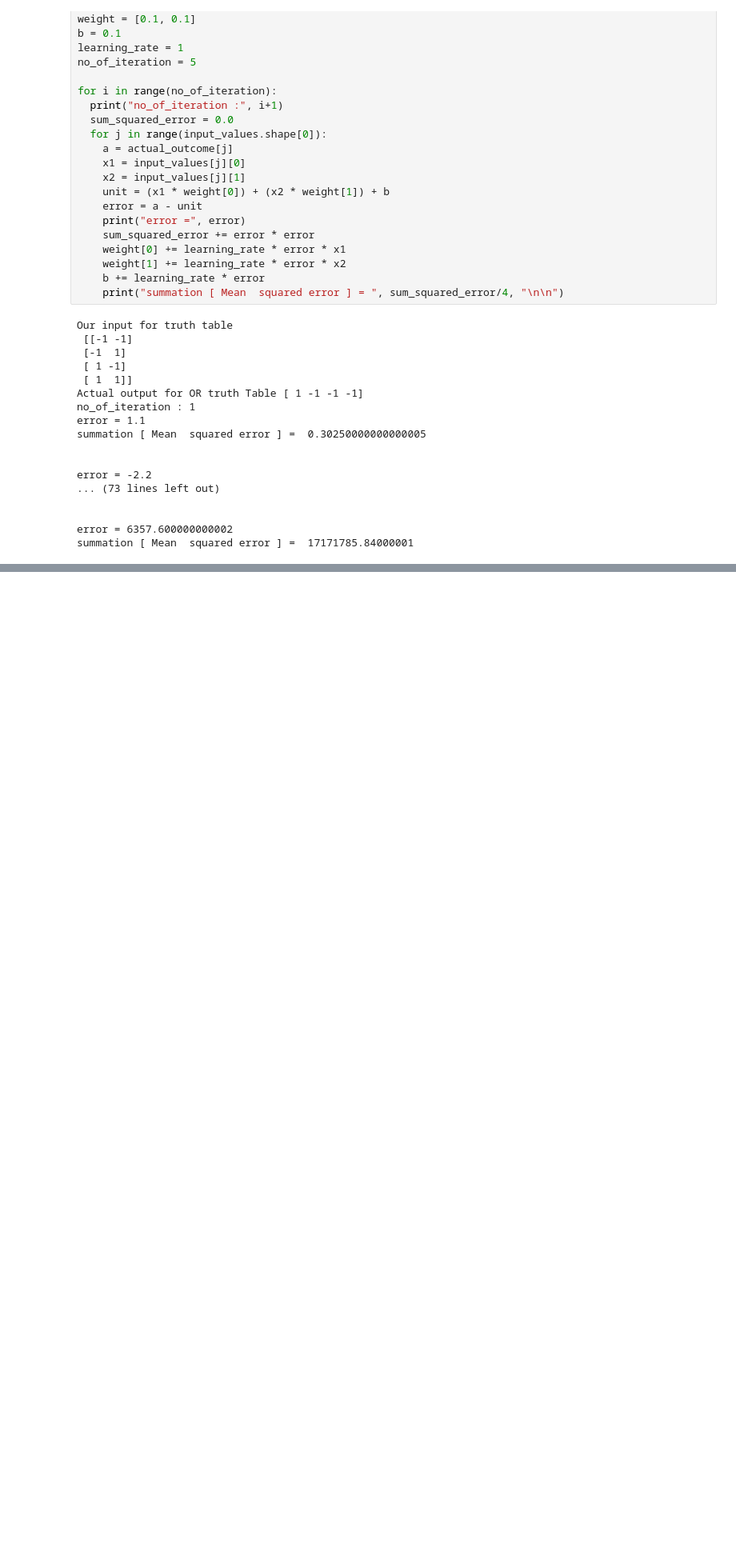
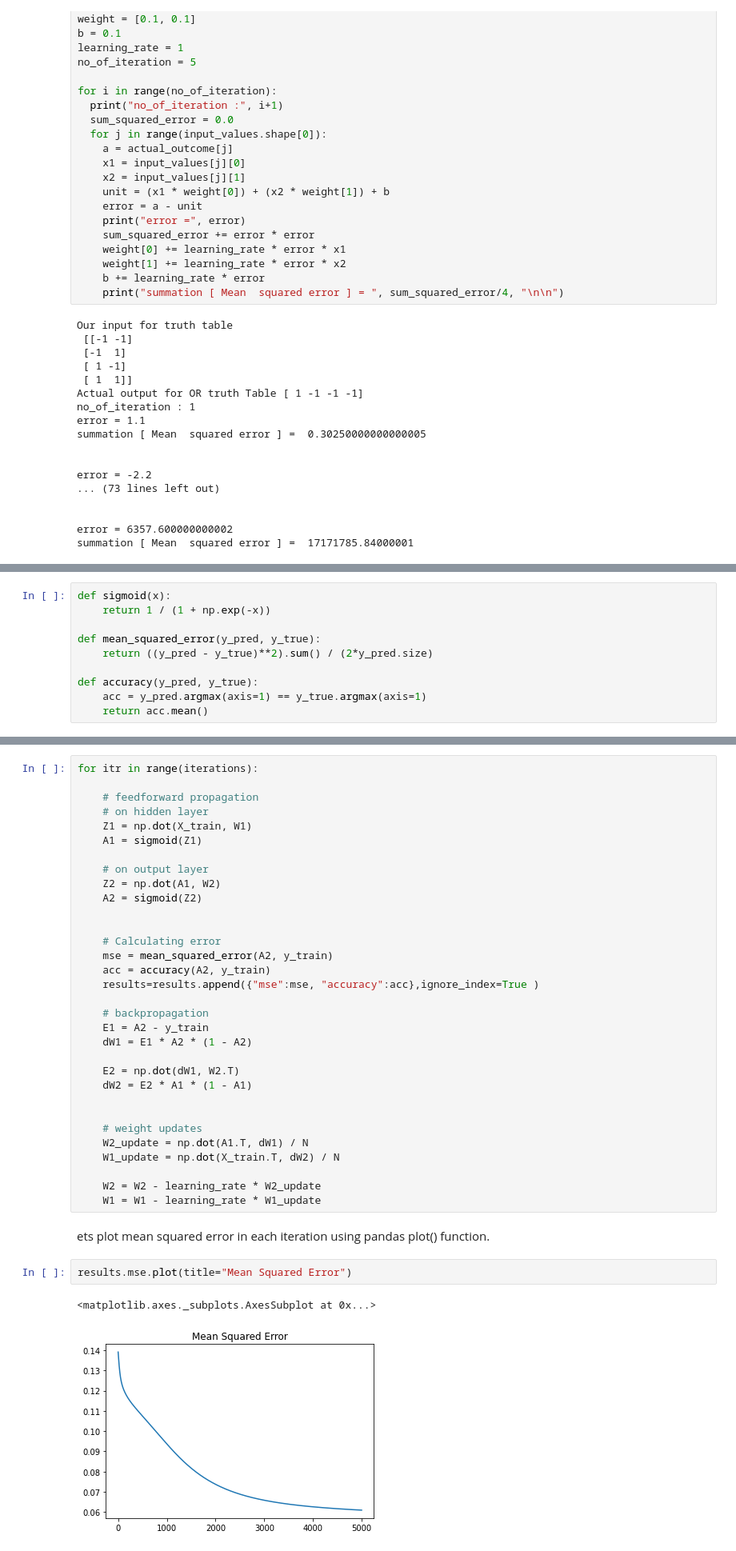
Before and after one commit to Logeshn009/nndl, a Jupyter notebook: 2147120_NNDL_Lab_Programs.ipynb, the cells around one changed output, grey strips where cells are left out. Shown: that part at 80% size. Drawn from its saved outputs; the diff is of its cells as text; blank space fills up the shorter version.

```diff
--- a/2147120_NNDL_Lab_Programs.ipynb
+++ b/2147120_NNDL_Lab_Programs.ipynb
@@ -753,0 +816,10 @@ summation [ Mean  squared error ] =  17171785.84000001
+# %%
+def sigmoid(x):
+    return 1 / (1 + np.exp(-x))
+
+def mean_squared_error(y_pred, y_true):
+    return ((y_pred - y_true)**2).sum() / (2*y_pred.size)
+
+def accuracy(y_pred, y_true):
+    acc = y_pred.argmax(axis=1) == y_true.argmax(axis=1)
+    return acc.mean()
@@ -753,0 +828,39 @@ summation [ Mean  squared error ] =  17171785.84000001
+# %%
+for itr in range(iterations):
+
+    # feedforward propagation
+    # on hidden layer
+    Z1 = np.dot(X_train, W1)
+    A1 = sigmoid(Z1)
+
+    # on output layer
+    Z2 = np.dot(A1, W2)
+    A2 = sigmoid(Z2)
+
+
+    # Calculating error
+    mse = mean_squared_error(A2, y_train)
+    acc = accuracy(A2, y_train)
+    results=results.append({"mse":mse, "accuracy":acc},ignore_index=True )
+
+    # backpropagation
+    E1 = A2 - y_train
+    dW1 = E1 * A2 * (1 - A2)
+
+    E2 = np.dot(dW1, W2.T)
+    dW2 = E2 * A1 * (1 - A1)
+
+
+    # weight updates
+    W2_update = np.dot(A1.T, dW1) / N
+    W1_update = np.dot(X_train.T, dW2) / N
+
+    W2 = W2 - learning_rate * W2_update
+    W1 = W1 - learning_rate * W1_update
+# %% [markdown]
+ets plot mean squared error in each iteration using pandas plot() function.
+# %%
+results.mse.plot(title="Mean Squared Error")
+# %% [output]
+<matplotlib.axes._subplots.AxesSubplot at 0x...>
+[figure, added]
```
Also changed, not shown: parts of 19 cells of this notebook.
